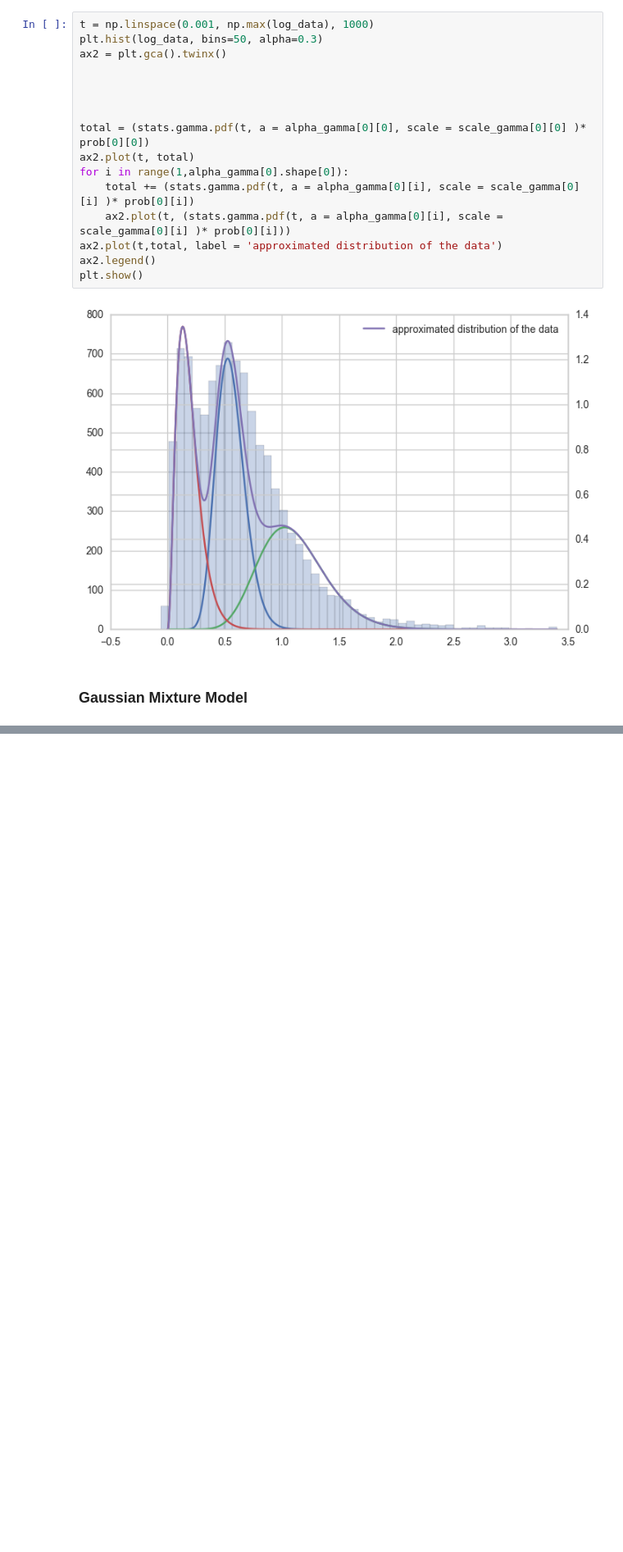
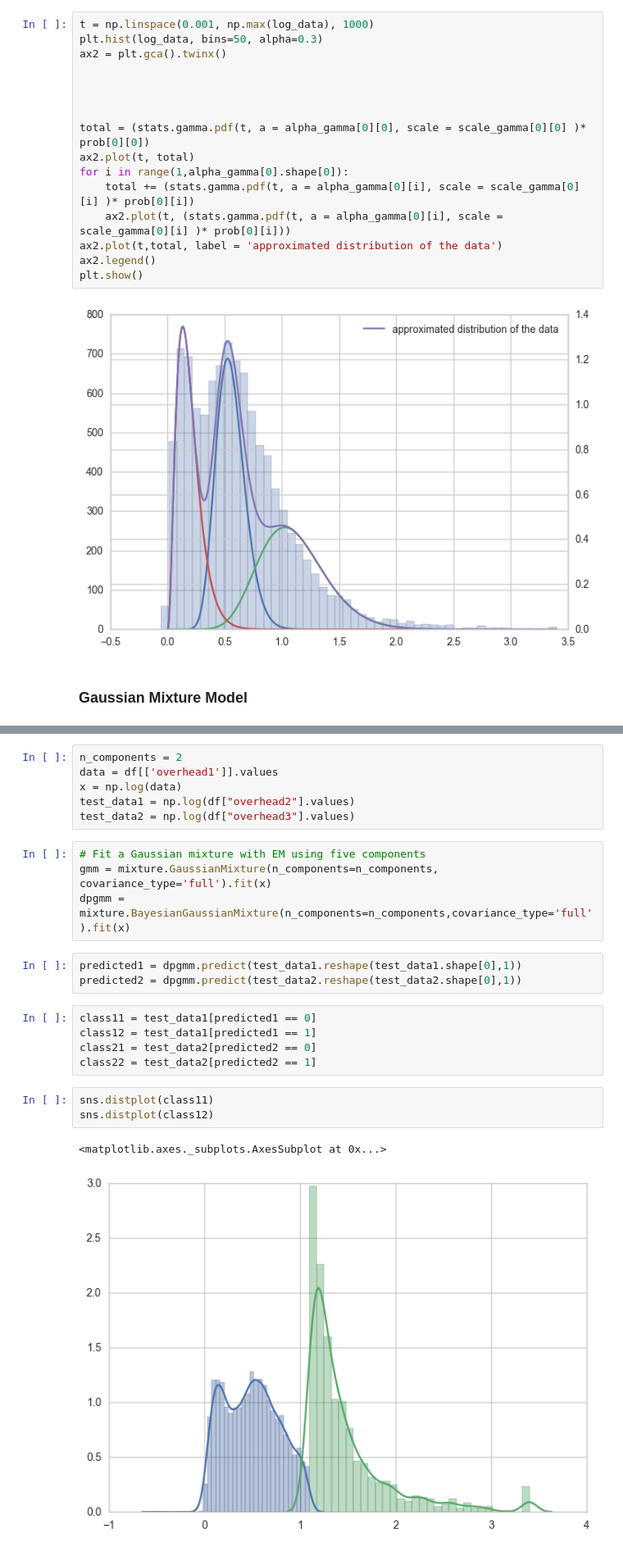
Before and after one commit to Starofall/RTX, a Jupyter notebook: examples/crowdnav-ttest/notebooks/Statistical Analysis Development.ipynb, the cells around one changed output, grey strips where cells are left out. Shown at 82% size. Drawn from its saved outputs; the diff is of its cells as text; blank space fills up the shorter version.

```diff
--- a/examples/crowdnav-ttest/notebooks/Statistical Analysis Development.ipynb
+++ b/examples/crowdnav-ttest/notebooks/Statistical Analysis Development.ipynb
@@ -598,0 +631,24 @@ array([0])
+# %%
+n_components = 2
+data = df[['overhead1']].values
+x = np.log(data)
+test_data1 = np.log(df["overhead2"].values)
+test_data2 = np.log(df["overhead3"].values)
+# %%
+# Fit a Gaussian mixture with EM using five components
+gmm = mixture.GaussianMixture(n_components=n_components, covariance_type='full').fit(x)
+dpgmm = mixture.BayesianGaussianMixture(n_components=n_components,covariance_type='full').fit(x)
+# %%
+predicted1 = dpgmm.predict(test_data1.reshape(test_data1.shape[0],1))
+predicted2 = dpgmm.predict(test_data2.reshape(test_data2.shape[0],1))
+# %%
+class11 = test_data1[predicted1 == 0]
+class12 = test_data1[predicted1 == 1]
+class21 = test_data2[predicted2 == 0]
+class22 = test_data2[predicted2 == 1]
+# %%
+sns.distplot(class11)
+sns.distplot(class12)
+# %% [output]
+<matplotlib.axes._subplots.AxesSubplot at 0x...>
+[figure, added]
```
Also changed, not shown: parts of 10 cells of this notebook.
